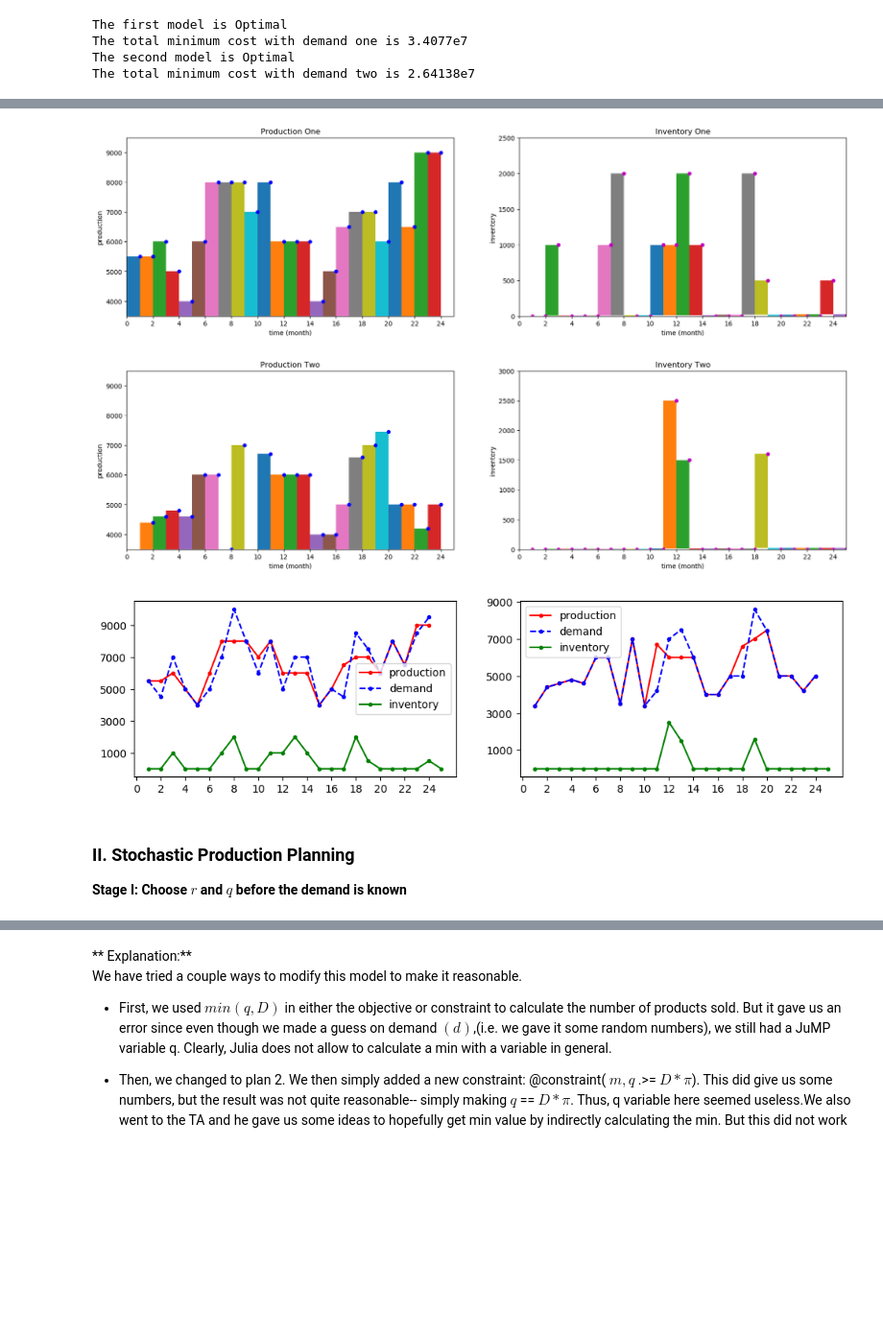
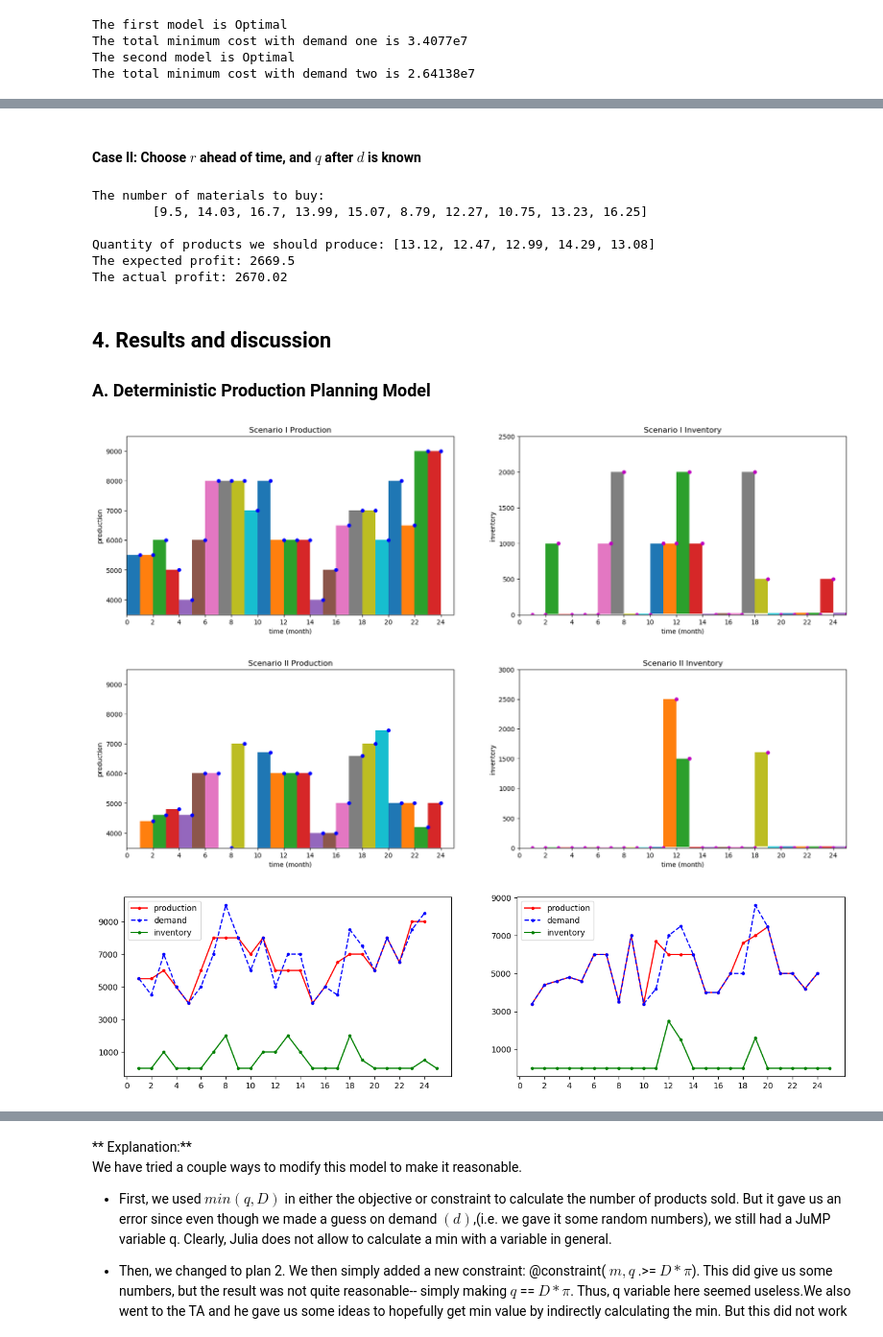
Before and after one commit to fkirst/optimization-production-planning, a Jupyter notebook: Final Report Template.ipynb, the cells around one changed output, grey strips where cells are left out. Shown: that part at 96% size. Saved outputs shown, nothing was run; the diff lists cells and outputs as text; code cells hidden in the pictures; blank space fills up the shorter version.

```diff
--- a/Final Report Template.ipynb
+++ b/Final Report Template.ipynb
@@ -208,3 +402,41 @@ The total minimum cost with demand two is 2.64138e7
+# %% [markdown]
+#### Case II: Choose $r$ ahead of time, and $q$ after $d$ is known
+# %%
+using JuMP, Cbc, Gurobi
+m = Model(solver = CbcSolver())
+@variable(m, r[1:M] >= 0)
+@variable(m, q[1:N] >= 0) #quantity of n products to be produced
+@constraint(m, r .>= A*q2)    #material constraint
+@constraint(m, q .<= Cap)   # capacity constraint
+@constraint(m, q .== SS*π) #use S_graph here to keep S from changing in order to have better discussion
+@expression(m, cost, c.*r)
+@objective(m, Max, -sum(cost) + sum(p.*q))
+solve(m)
+
+qq2 = getvalue(q)
+rr2 = getvalue(r)
+oo2 = getobjectivevalue(m)
+
+println("The number of materials to buy:")
+print_with_color(:light_blue, "\t", round.(rr2, 2), "\n\n")
+print("Quantity of products we should produce: ")
+print_with_color(:light_magenta, round.(qq2, 2),"\n")
+print("The expected profit: ")
+print_with_color(:red, round(oo2, 2),"\n")
+
+print("The actual profit: ")
+print_with_color(:green, round(-sum(c.*rr2) + p'*qq2), 2)
+# %% [output]
+The number of materials to buy:
+        [9.5, 14.03, 16.7, 13.99, 15.07, 8.79, 12.27, 10.75, 13.23, 16.25]
+
+Quantity of products we should produce: [13.12, 12.47, 12.99, 14.29, 13.08]
+The expected profit: 2669.5
+The actual profit: 2670.02
+# %% [markdown]
+## 4. Results and discussion ##
+
+### A. Deterministic Production Planning Model
 # %%
 using PyPlot
 t1 = 1:24
@@ -217,7 +449,7 @@ yticks(0:1000:9500)
 axis([0,25,3500,9500])
 xlabel("time (month)")
 ylabel("production")
-title("Production One")
+title("Scenario I Production")
 for i in t1
     a = [i-1, i-1, i, i]
     b = [i-1, xx1[i], xx1[i], i-1]
@@ -231,7 +463,7 @@ yticks(0:500:2500)
 axis([0,25,0,2500])
 xlabel("time (month)")
 ylabel("inventory")
-title("Inventory One")
+title("Scenario I Inventory")
 for i in t2
     a = [i-1, i-1, i, i]
     b = [i-1, yy1[i], yy1[i], i-1]
@@ -246,7 +478,7 @@ yticks(0:1000:9500)
 axis([0,25,3500,9500])
 xlabel("time (month)")
 ylabel("production")
-title("Production Two")
+title("Scenario II Production")
 for i in t1
     a = [i-1, i-1, i, i]
     b = [i-1, xx2[i], xx2[i], i-1]
@@ -260,38 +492,34 @@ yticks(0:500:3000)
 axis([0,25,0,3000])
 xlabel("time (month)")
 ylabel("inventory")
-title("Inventory Two")
+title("Scenario II Inventory")
 for i in t2
     a = [i-1, i-1, i, i]
     b = [i-1, yy2[i], yy2[i], i-1]
     fill(a, b)
 end
 # %% [output]
-[figure, old version]
+[figure, new version]
-[figure, old version]
+[figure, new version]
 # %%
 using PyPlot
 # production with demand one
-figure(figsize = (12, 3))
+figure(figsize = (16, 4))
 subplot(1, 2, 1)
 plot(t1, xx1, "r.-")
 plot(t1, d1, "b.--")
 plot(t2, yy1, "g.-")
 xticks(0:2:24)
 yticks(1000:2000:9500)
 legend(["production", "demand", "inventory"], loc = "best");
 
 # production with demand two
 subplot(1, 2, 2)
 plot(t1, xx2, "r.-")
 plot(t1, d2, "b.--")
 plot(t2, yy2, "g.-")
 xticks(0:2:24)
 yticks(1000:2000:9500)
 legend(["production", "demand", "inventory"], loc = "best");
 # %% [output]
-[figure, old version]
+[figure, new version]
-# %% [markdown]
-### II.  Stochastic Production Planning
-
-**Stage I: Choose $r$ and $q$ before the demand is known**
```
Also changed, not shown: parts of 27 cells of this notebook.
